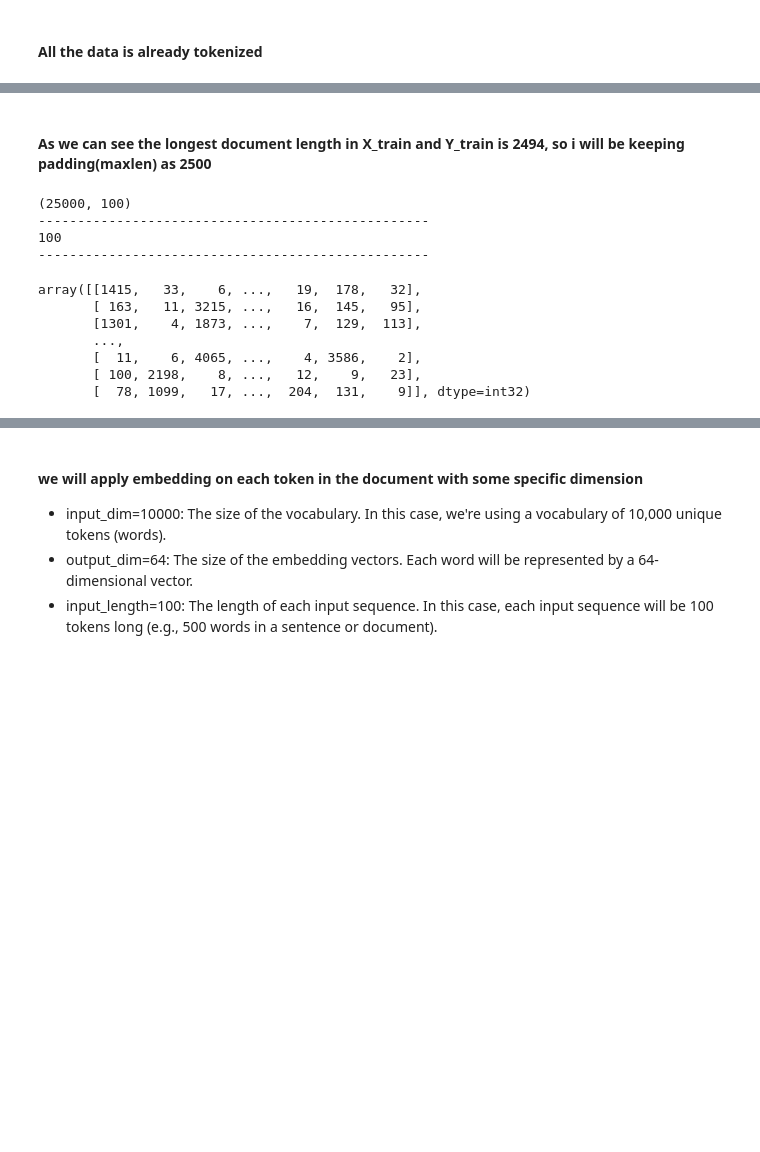
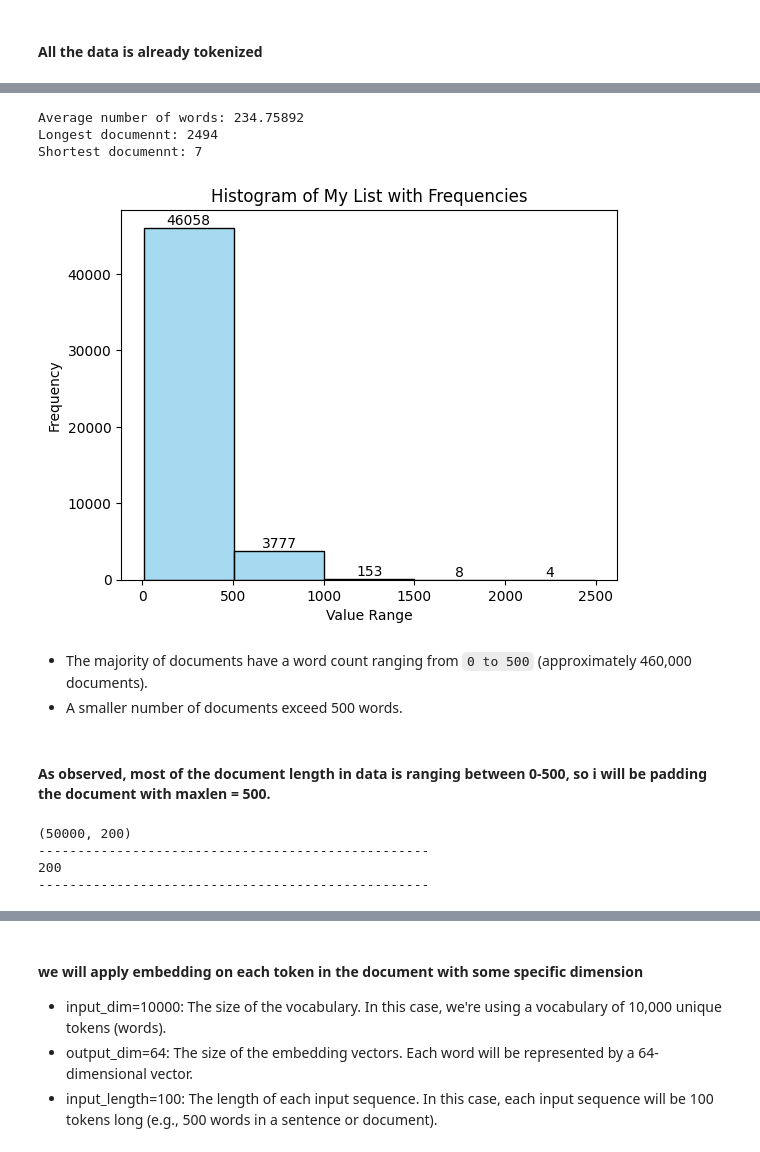
Before and after one commit to Bineet117/Movie-review-sentiment-using-RNN, a Jupyter notebook: notebook/Movie_Sentiment.ipynb, the cells around one changed output, grey strips where cells are left out. Saved outputs shown, nothing was run; the diff lists cells and outputs as text; code cells hidden in the pictures; blank space fills up the shorter version.

Commit message:
trained model and updated notebook

```diff
--- a/notebook/Movie_Sentiment.ipynb
+++ b/notebook/Movie_Sentiment.ipynb
@@ -143,0 +34,8 @@ X_train[0]
+# %%
+# Merging the data
+X_merged = np.concatenate((X_train, X_test), axis=0)  # Merge reviews
+y_merged = np.concatenate((y_train, y_test), axis=0)  # Merge labels
+
+# Verifying the shapes
+print(f"Shape of merged data (X): {X_merged.shape}")
+print(f"Shape of merged labels (y): {y_merged.shape}")
@@ -168,4 +90,37 @@ The length of longest document is 2315
+# %%
+# creating a list to containing length of all documents
+document_list = []
+for doc in X_merged:  # Iterate directly over the documents
+    document_list.append(len(doc))
+
+print(f"Average number of words: {np.average(document_list)}")
+print(f"Longest documennt: {np.max(document_list)}")
+print(f"Shortest documennt: {np.min(document_list)}")
+# %% [output]
+Average number of words: 234.75892
+Longest documennt: 2494
+Shortest documennt: 7
+# %%
+# Creating histogram
+ax = sns.histplot(document_list, bins=5, kde=False, color='skyblue', edgecolor='black')
+
+# Annotate frequencies on top of each bar
+for patch in ax.patches:
+    height = patch.get_height()  # Height of the bar (frequency)
+    x = patch.get_x() + patch.get_width() / 2  # Center of the bar
+    ax.text(x, height, int(height), ha='center', va='bottom')
+
+# Add titles and labels
+plt.title("Histogram of My List with Frequencies")
+plt.xlabel("Value Range")
+plt.ylabel("Frequency")
+plt.show()
+# %% [output]
+[figure, added]
+# %% [markdown]
+- The majority of documents have a word count ranging from `0 to 500` (approximately 460,000 documents).
+- A smaller number of documents exceed 500 words.
 # %% [markdown]
-#### As we can see the longest document length in X_train and Y_train is 2494, so i will be keeping padding(maxlen) as 2500
+#### As observed, most of the document length in data is ranging between 0-500, so i will be padding the document with maxlen = 500.
 # %%
 # we will apply padding on each document to convert it into same length
@@ -174,18 +128,10 @@ X_test_padded = pad_sequences(X_test, padding = "post", maxlen = 100)
 # %%
-print(X_train_padded.shape)
+print(X_padded.shape)
 print(50*"-")
-print(len(X_train_padded[0]))
+print(len(X_padded[0]))
 print(50*"-")
-X_train_padded
 # %% [output]
-(25000, 100)
+(50000, 200)
 --------------------------------------------------
-100
+200
 --------------------------------------------------
-array([[1415,   33,    6, ...,   19,  178,   32],
-       [ 163,   11, 3215, ...,   16,  145,   95],
-       [1301,    4, 1873, ...,    7,  129,  113],
-       ...,
-       [  11,    6, 4065, ...,    4, 3586,    2],
-       [ 100, 2198,    8, ...,   12,    9,   23],
-       [  78, 1099,   17, ...,  204,  131,    9]], dtype=int32)
```
Also changed, not shown: parts of 46 cells of this notebook, 4 other files.
